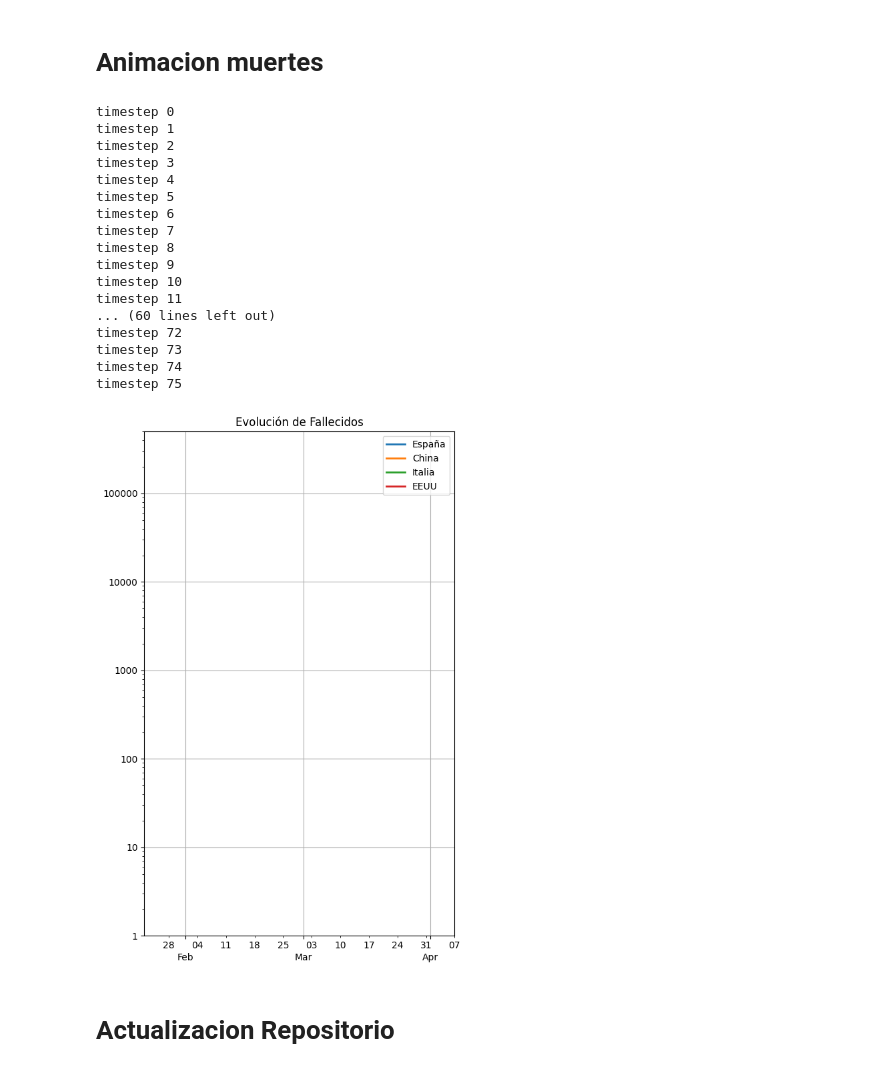
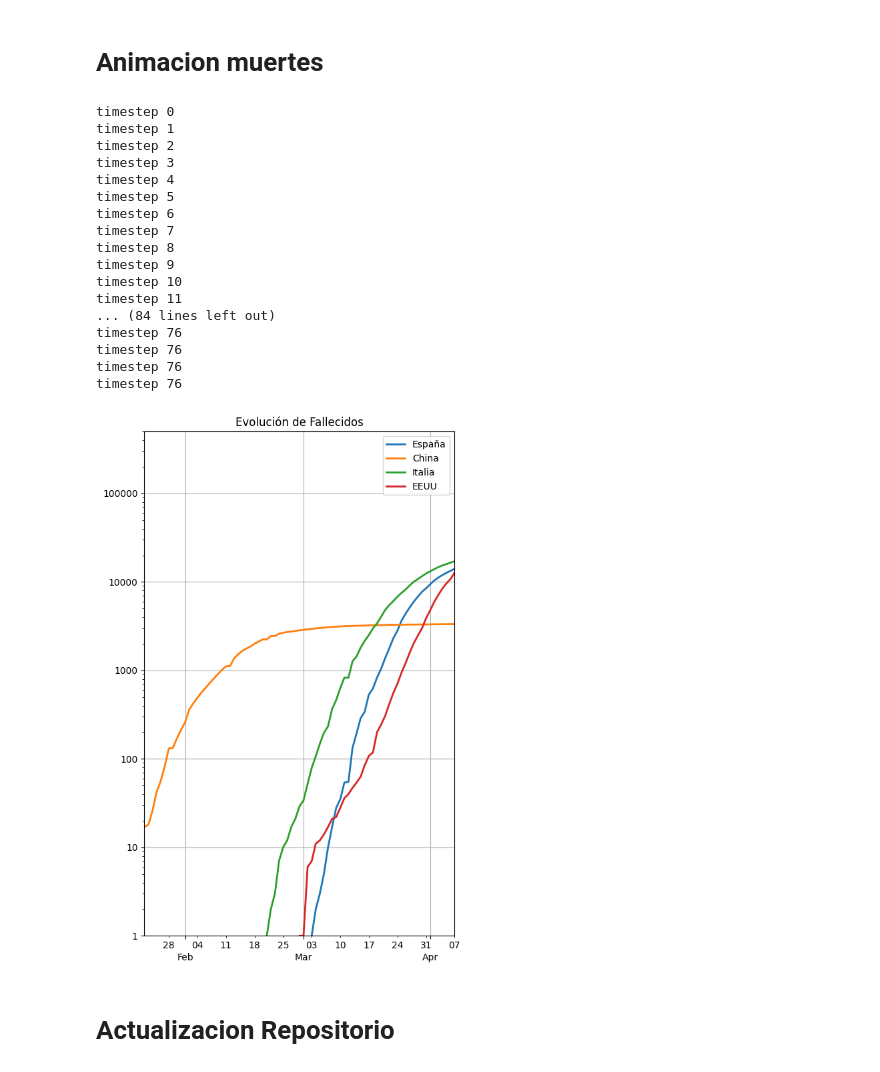
Before and after one commit to edavidfs/covid19-graph, a Jupyter notebook: Covid19-graph.ipynb, the cells around one changed output. Cells and saved outputs as stored; diff of their text form; code cells hidden in the pictures.

```diff
--- a/Covid19-graph.ipynb
+++ b/Covid19-graph.ipynb
@@ -384,7 +384,7 @@ ax.xaxis.set_minor_locator(mdates.WeekdayLocator())
 xax = ax.get_xaxis()
 xax.set_tick_params(which='major', pad=15)
 
-ax.legend(loc='best')
+ax.legend(loc='upper left')
 ax.grid()
 
 x = np.array(spain_df.index)
@@ -421,7 +421,18 @@ def update(i):
 
     return espana_plot, china_plot, italia_plot, eeuu_plot
 
-anim = FuncAnimation(fig, update, init_func=init, frames=np.arange(0, spain_df.count()['Confirmados']-1), interval=300, repeat_delay = 2000)
+HOLD_COUNT = 2000
+def frame_generator():
+    for frame in np.arange(0, spain_df.count()['Confirmados']):
+        # Yield the frame first
+        yield frame
+        # If we should "sleep" here, yield None HOLD_COUNT times
+        if frame == spain_df.count()['Confirmados']-1:
+            for _ in range(HOLD_COUNT):
+                yield frame
+
+#anim = FuncAnimation(fig, update, init_func=init, frames=np.arange(0, spain_df.count()['Confirmados']-1), interval=200, repeat=True, repeat_delay = 3000)
+anim = FuncAnimation(fig, update, init_func=init, frames=frame_generator, interval=150,blit=True)
 anim.save("Evolucion_confirmados.gif", writer = 'imagemagick')
 # %% [output]
 timestep 0
@@ -503,40 +514,49 @@ def update(i):
 
 
     xdata.append(x[i])
     espana_ydata.append(espana_y[i])
     china_ydata.append(china_y[i])
     italia_ydata.append(italia_y[i])
     eeuu_ydata.append(eeuu_y[i])
 
     espana_plot.set_data(xdata, espana_ydata)
     china_plot.set_data(xdata, china_ydata)
     italia_plot.set_data(xdata, italia_ydata)
     eeuu_plot.set_data(xdata, eeuu_ydata)
 
 
     return espana_plot, china_plot, italia_plot, eeuu_plot
 
-anim = FuncAnimation(fig, update, init_func=init, frames=np.arange(0, spain_df.count()['Muertos']-1), interval=300, repeat_delay = 2000)
+def frame_generator():
+    for frame in np.arange(0, spain_df.count()['Confirmados']):
+        # Yield the frame first
+        yield frame
+        # If we should "sleep" here, yield None HOLD_COUNT times
+        if frame == spain_df.count()['Confirmados']-1:
+            for _ in range(HOLD_COUNT):
+                yield frame
+
+anim = FuncAnimation(fig, update, init_func=init, frames=frame_generator, interval=150,blit=True)
 anim.save("Evolucion_fallecidos.gif", writer = 'imagemagick')
 # %% [output]
 timestep 0
 timestep 1
 timestep 2
 timestep 3
 timestep 4
 timestep 5
 timestep 6
 timestep 7
 timestep 8
 timestep 9
 timestep 10
 timestep 11
-... (60 lines left out)
-timestep 72
-timestep 73
-timestep 74
-timestep 75
+... (84 lines left out)
+timestep 76
+timestep 76
+timestep 76
+timestep 76
-[figure, old version]
+[figure, new version]
 # %% [markdown]
 # Actualizacion Repositorio
 # %%
```
Also changed, not shown: parts of 2 cells of this notebook, 2 other files.
